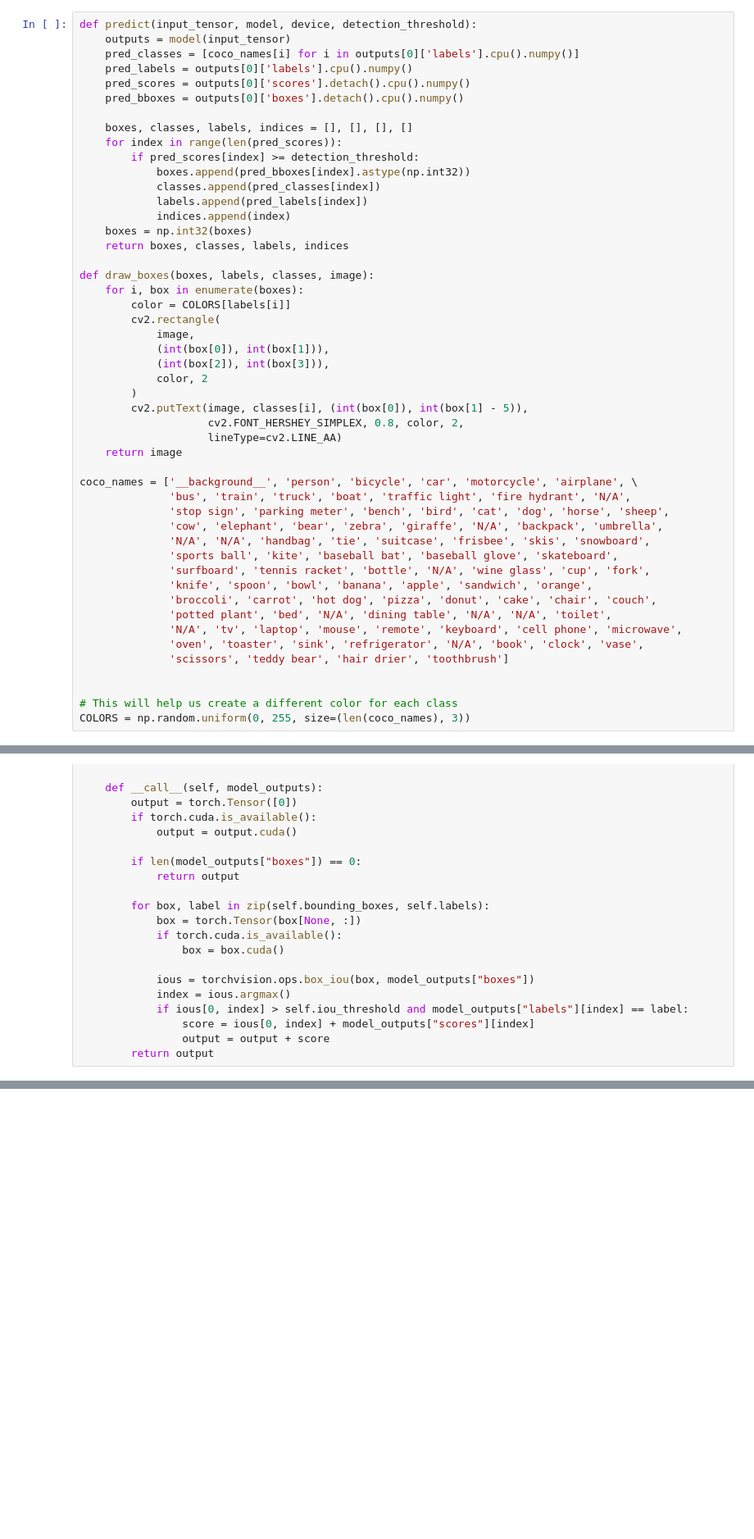
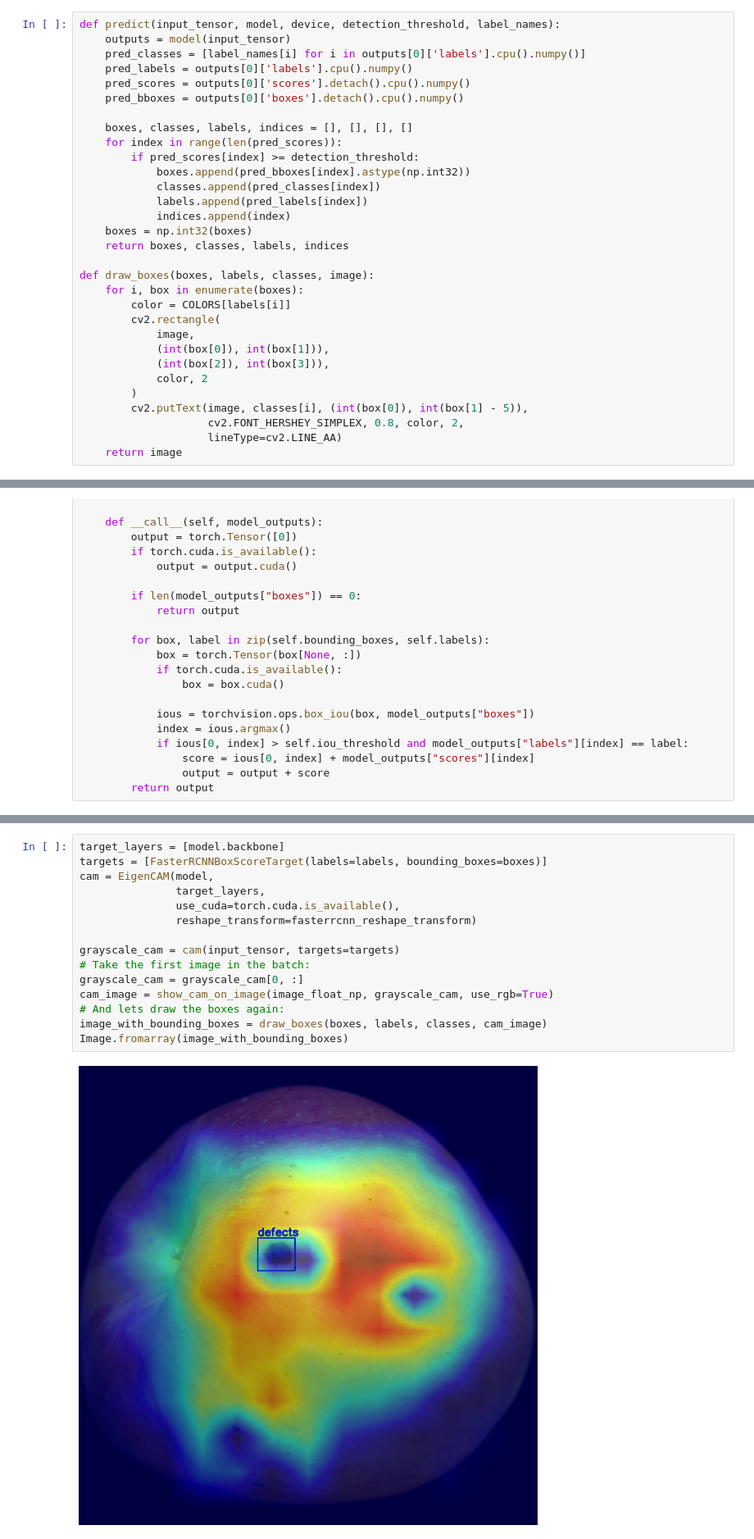
Before and after one commit to nbngochan/wsol-apple, a Jupyter notebook: Modules/CAMOBD.ipynb, the cells around one changed output, grey strips where cells are left out. Shown at 82% size. Saved outputs shown, nothing was run; the diff lists cells and outputs as text; blank space fills up the shorter version.

```diff
--- a/Modules/CAMOBD.ipynb
+++ b/Modules/CAMOBD.ipynb
@@ -12,9 +12,9 @@ from pytorch_grad_cam.utils.model_targets import FasterRCNNBoxScoreTarget
 from pytorch_grad_cam.utils.reshape_transforms import fasterrcnn_reshape_transform
 from pytorch_grad_cam.utils.image import show_cam_on_image, scale_accross_batch_and_channels, scale_cam_image
 # %%
-def predict(input_tensor, model, device, detection_threshold):
+def predict(input_tensor, model, device, detection_threshold, label_names):
     outputs = model(input_tensor)
-    pred_classes = [coco_names[i] for i in outputs[0]['labels'].cpu().numpy()]
+    pred_classes = [label_names[i] for i in outputs[0]['labels'].cpu().numpy()]
     pred_labels = outputs[0]['labels'].cpu().numpy()
     pred_scores = outputs[0]['scores'].detach().cpu().numpy()
     pred_bboxes = outputs[0]['boxes'].detach().cpu().numpy()
@@ -42,21 +42,3 @@ def draw_boxes(boxes, labels, classes, image):
                     cv2.FONT_HERSHEY_SIMPLEX, 0.8, color, 2,
                     lineType=cv2.LINE_AA)
     return image
-
-coco_names = ['__background__', 'person', 'bicycle', 'car', 'motorcycle', 'airplane', \
-              'bus', 'train', 'truck', 'boat', 'traffic light', 'fire hydrant', 'N/A',
-              'stop sign', 'parking meter', 'bench', 'bird', 'cat', 'dog', 'horse', 'sheep',
-              'cow', 'elephant', 'bear', 'zebra', 'giraffe', 'N/A', 'backpack', 'umbrella',
-              'N/A', 'N/A', 'handbag', 'tie', 'suitcase', 'frisbee', 'skis', 'snowboard',
-              'sports ball', 'kite', 'baseball bat', 'baseball glove', 'skateboard',
-              'surfboard', 'tennis racket', 'bottle', 'N/A', 'wine glass', 'cup', 'fork',
-              'knife', 'spoon', 'bowl', 'banana', 'apple', 'sandwich', 'orange',
-              'broccoli', 'carrot', 'hot dog', 'pizza', 'donut', 'cake', 'chair', 'couch',
-              'potted plant', 'bed', 'N/A', 'dining table', 'N/A', 'N/A', 'toilet',
-              'N/A', 'tv', 'laptop', 'mouse', 'remote', 'keyboard', 'cell phone', 'microwave',
-              'oven', 'toaster', 'sink', 'refrigerator', 'N/A', 'book', 'clock', 'vase',
-              'scissors', 'teddy bear', 'hair drier', 'toothbrush']
-
-
-# This will help us create a different color for each class
-COLORS = np.random.uniform(0, 255, size=(len(coco_names), 3))
@@ -242,0 +276,17 @@ Image.fromarray(renormalize_cam_in_bounding_boxes(boxes, image_float_np, graysca
+# %%
+target_layers = [model.backbone]
+targets = [FasterRCNNBoxScoreTarget(labels=labels, bounding_boxes=boxes)]
+cam = EigenCAM(model,
+               target_layers,
+               use_cuda=torch.cuda.is_available(),
+               reshape_transform=fasterrcnn_reshape_transform)
+
+grayscale_cam = cam(input_tensor, targets=targets)
+# Take the first image in the batch:
+grayscale_cam = grayscale_cam[0, :]
+cam_image = show_cam_on_image(image_float_np, grayscale_cam, use_rgb=True)
+# And lets draw the boxes again:
+image_with_bounding_boxes = draw_boxes(boxes, labels, classes, cam_image)
+Image.fromarray(image_with_bounding_boxes)
+# %% [output]
+[figure, added]
```
Also changed, not shown: parts of 13 cells of this notebook, 11 other files.
